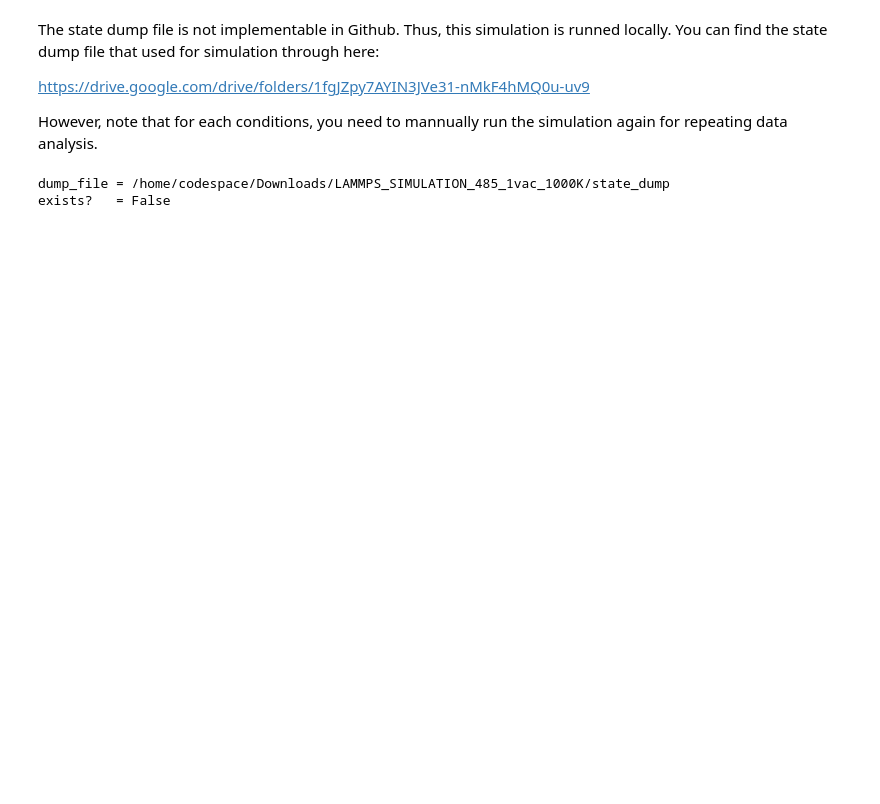
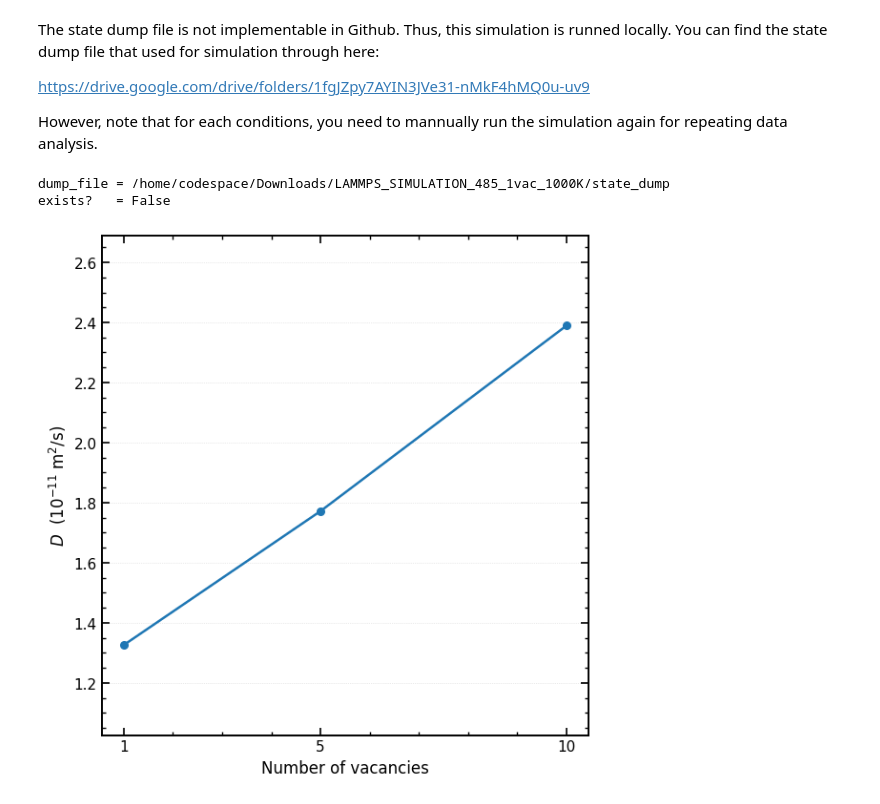
Before and after one commit to lukam2Ilinois/MSE485-Group-2, a Jupyter notebook: MSE 485 Data Analysis.ipynb, the cells around one changed output. Drawn from its saved outputs; the diff is of its cells as text; code cells hidden in the pictures; blank space fills up the shorter version.

```diff
--- a/MSE 485 Data Analysis.ipynb
+++ b/MSE 485 Data Analysis.ipynb
@@ -284,0 +567,49 @@ exists?   = False
+# %%
+import numpy as np
+import matplotlib.pyplot as plt
+
+n_vac = np.array([1, 5, 10])
+D = np.array([1.3262e-11, 1.7718e-11, 2.3890e-11])
+D_scaled = D / 1e-11
+
+plt.rcParams.update({
+    "font.family": "DejaVu Sans",
+    "font.size": 11,
+    "axes.linewidth": 1.4,
+})
+
+fig, ax = plt.subplots(figsize=(6, 6))
+
+ax.plot(
+    n_vac,
+    D_scaled,
+    marker="o",
+    markersize=5.5,
+    linewidth=1.8,
+    linestyle="-",
+)
+
+ax.set_xlabel("Number of vacancies", fontsize=12)
+ax.set_ylabel(r"$D$  ($10^{-11}$ m$^2$/s)", fontsize=12)
+
+ax.set_xticks(n_vac)
+ax.tick_params(axis="both", which="major",
+               direction="in", length=6, width=1.2,
+               top=True, right=True)
+ax.tick_params(axis="both", which="minor",
+               direction="in", length=3, width=1.0,
+               top=True, right=True)
+
+ax.minorticks_on()
+
+ymin = D_scaled.min() - 0.3
+ymax = D_scaled.max() + 0.3
+ax.set_ylim(ymin, ymax)
+
+ax.grid(axis="y", which="major", linestyle=":", linewidth=0.5, alpha=0.5)
+
+fig.tight_layout()
+
+plt.show()
+# %% [output]
+[figure, added]
```
Also changed, not shown: parts of 4 cells of this notebook, 15 other files.
